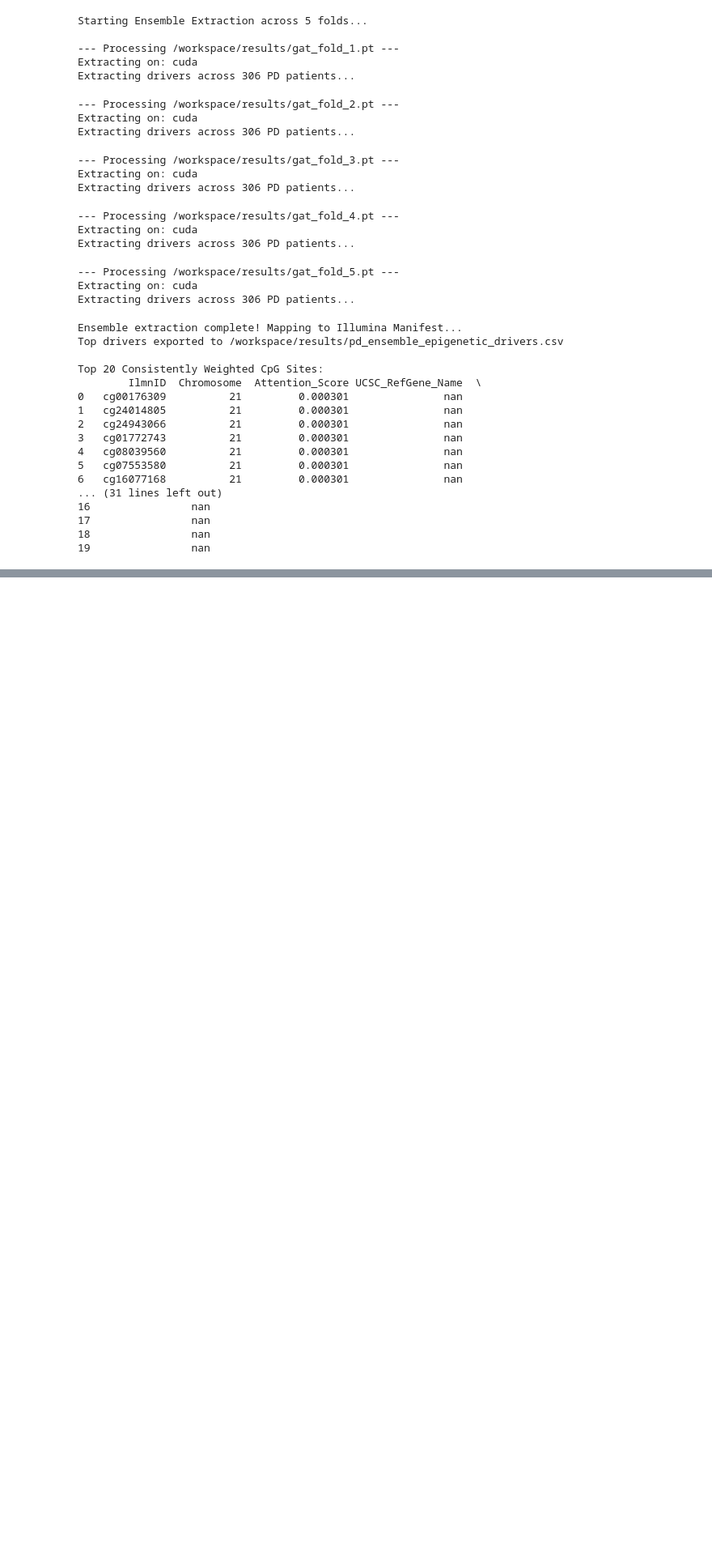
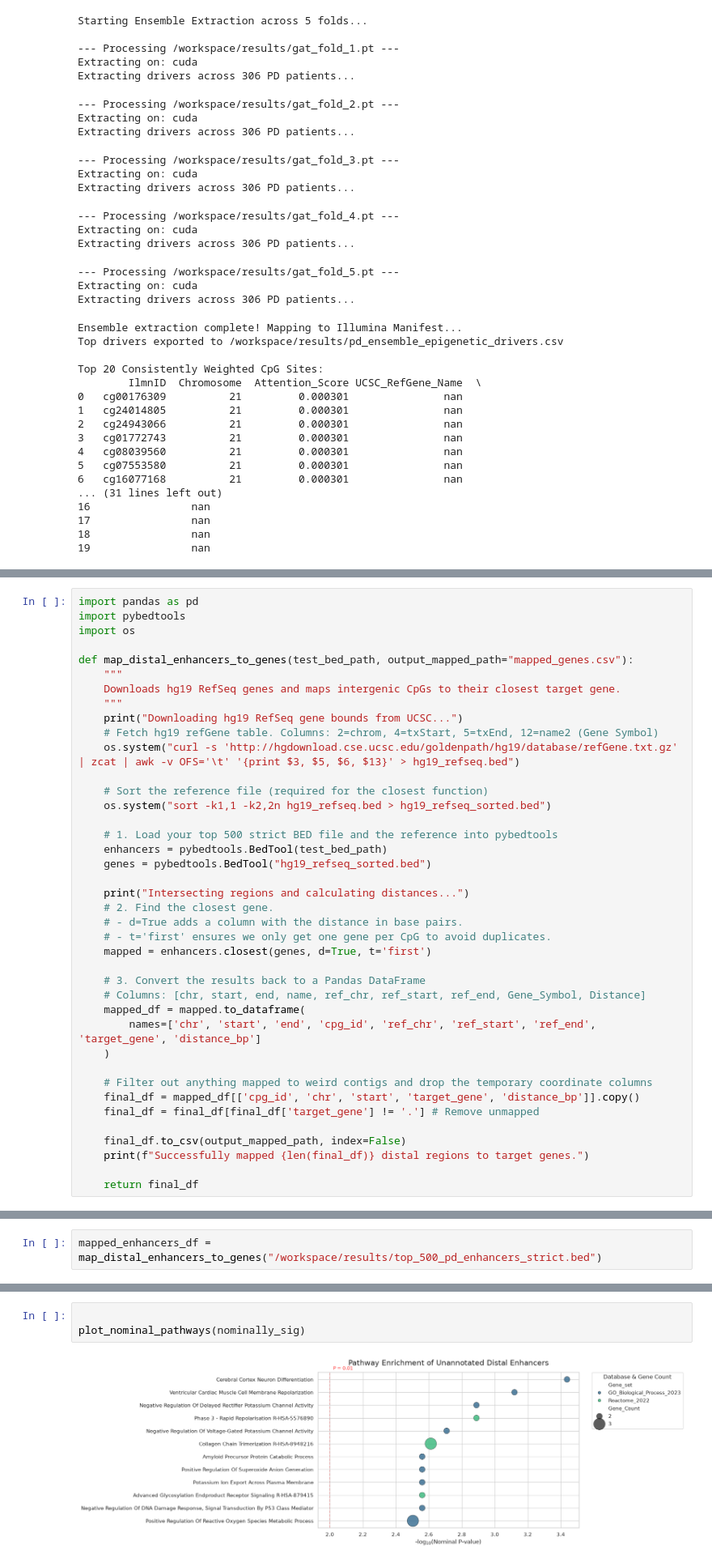
Before and after one commit to perpk/methylation-analysis, a Jupyter notebook: notebooks/DL_approach/peg1_gat_bio_strat.ipynb, the cells around one changed output, grey strips where cells are left out. Shown at 81% size. Saved outputs shown, nothing was run; the diff lists cells and outputs as text; blank space fills up the shorter version.

```diff
--- a/notebooks/DL_approach/peg1_gat_bio_strat.ipynb
+++ b/notebooks/DL_approach/peg1_gat_bio_strat.ipynb
@@ -610,0 +883,40 @@ ensemble_drivers_df.head(50)
+# %%
+import pandas as pd
+import pybedtools
+import os
+
+def map_distal_enhancers_to_genes(test_bed_path, output_mapped_path="mapped_genes.csv"):
+    """
+    Downloads hg19 RefSeq genes and maps intergenic CpGs to their closest target gene.
+    """
+    print("Downloading hg19 RefSeq gene bounds from UCSC...")
+    # Fetch hg19 refGene table. Columns: 2=chrom, 4=txStart, 5=txEnd, 12=name2 (Gene Symbol)
+    os.system("curl -s 'http://hgdownload.cse.ucsc.edu/goldenpath/hg19/database/refGene.txt.gz' | zcat | awk -v OFS='\t' '{print $3, $5, $6, $13}' > hg19_refseq.bed")
+
+    # Sort the reference file (required for the closest function)
+    os.system("sort -k1,1 -k2,2n hg19_refseq.bed > hg19_refseq_sorted.bed")
+
+    # 1. Load your top 500 strict BED file and the reference into pybedtools
+    enhancers = pybedtools.BedTool(test_bed_path)
+    genes = pybedtools.BedTool("hg19_refseq_sorted.bed")
+
+    print("Intersecting regions and calculating distances...")
+    # 2. Find the closest gene.
+    # - d=True adds a column with the distance in base pairs.
+    # - t='first' ensures we only get one gene per CpG to avoid duplicates.
+    mapped = enhancers.closest(genes, d=True, t='first')
+
+    # 3. Convert the results back to a Pandas DataFrame
+    # Columns: [chr, start, end, name, ref_chr, ref_start, ref_end, Gene_Symbol, Distance]
+    mapped_df = mapped.to_dataframe(
+        names=['chr', 'start', 'end', 'cpg_id', 'ref_chr', 'ref_start', 'ref_end', 'target_gene', 'distance_bp']
+    )
+
+    # Filter out anything mapped to weird contigs and drop the temporary coordinate columns
+    final_df = mapped_df[['cpg_id', 'chr', 'start', 'target_gene', 'distance_bp']].copy()
+    final_df = final_df[final_df['target_gene'] != '.'] # Remove unmapped
+
+    final_df.to_csv(output_mapped_path, index=False)
+    print(f"Successfully mapped {len(final_df)} distal regions to target genes.")
+
+    return final_df
@@ -610,0 +1016,2 @@ ensemble_drivers_df.head(50)
+# %%
+mapped_enhancers_df = map_distal_enhancers_to_genes("/workspace/results/top_500_pd_enhancers_strict.bed")
@@ -610,0 +1145,5 @@ ensemble_drivers_df.head(50)
+# %%
+
+plot_nominal_pathways(nominally_sig)
+# %% [output]
+[figure, added]
```
Also changed, not shown: parts of 17 cells of this notebook, 3 other files.
